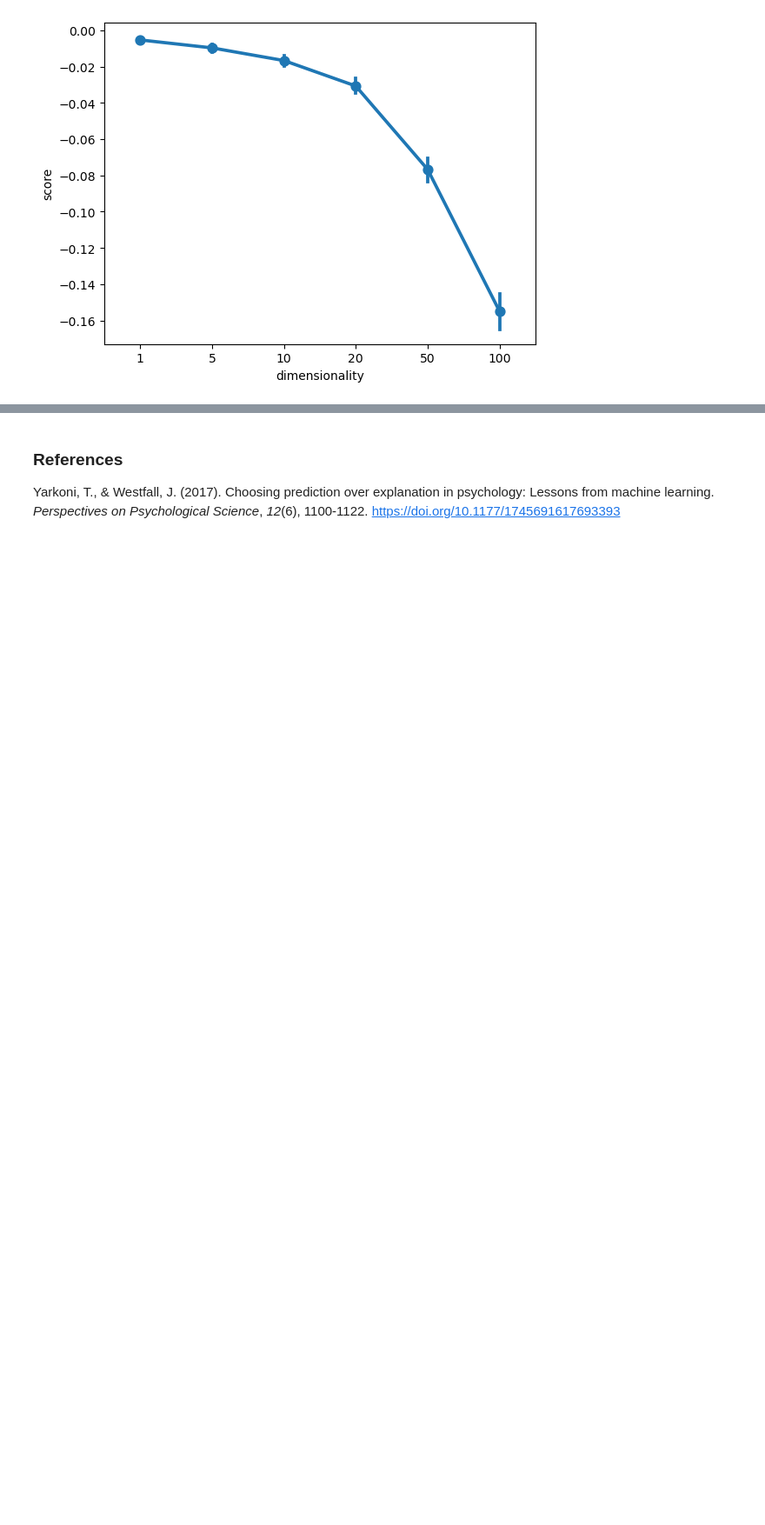
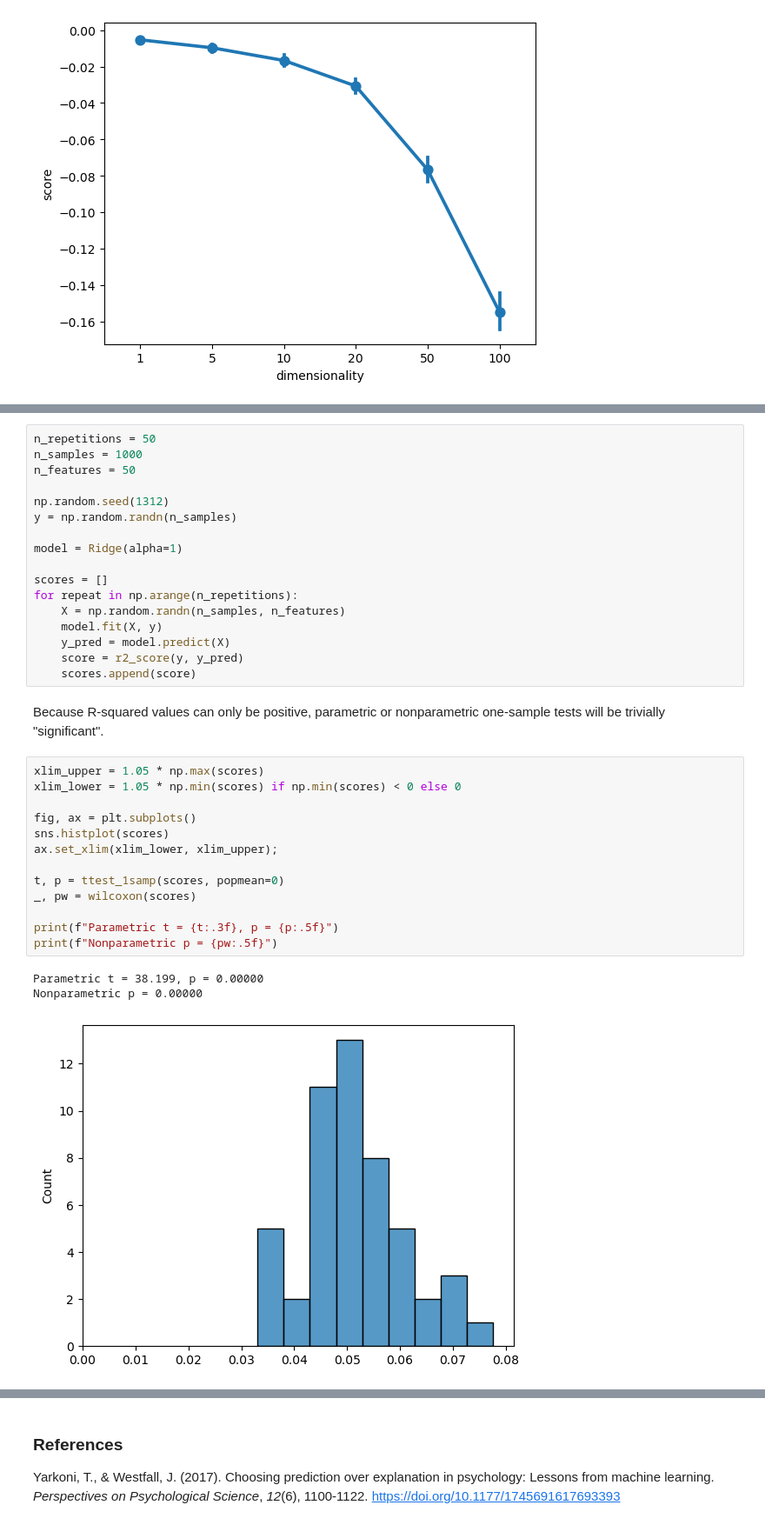
Before and after one commit to snastase/tutorials, a Jupyter notebook: overfitting.ipynb, the cells around one changed output, grey strips where cells are left out. Shown: that part at 87% size. Saved outputs shown, nothing was run; the diff lists cells and outputs as text; blank space fills up the shorter version.

```diff
--- a/overfitting.ipynb
+++ b/overfitting.ipynb
@@ -99,0 +135,36 @@ sns.pointplot(x='dimensionality', y='score', data=results_df);
+# %%
+n_repetitions = 50
+n_samples = 1000
+n_features = 50
+
+np.random.seed(1312)
+y = np.random.randn(n_samples)
+
+model = Ridge(alpha=1)
+
+scores = []
+for repeat in np.arange(n_repetitions):
+    X = np.random.randn(n_samples, n_features)
+    model.fit(X, y)
+    y_pred = model.predict(X)
+    score = r2_score(y, y_pred)
+    scores.append(score)
+# %% [markdown]
+Because R-squared values can only be positive, parametric or nonparametric one-sample tests will be trivially "significant".
+# %%
+xlim_upper = 1.05 * np.max(scores)
+xlim_lower = 1.05 * np.min(scores) if np.min(scores) < 0 else 0
+
+fig, ax = plt.subplots()
+sns.histplot(scores)
+ax.set_xlim(xlim_lower, xlim_upper);
+
+t, p = ttest_1samp(scores, popmean=0)
+_, pw = wilcoxon(scores)
+
+print(f"Parametric t = {t:.3f}, p = {p:.5f}")
+print(f"Nonparametric p = {pw:.5f}")
+# %% [output]
+Parametric t = 38.199, p = 0.00000
+Nonparametric p = 0.00000
+[figure, added]
```
Also changed, not shown: parts of 7 cells of this notebook.
